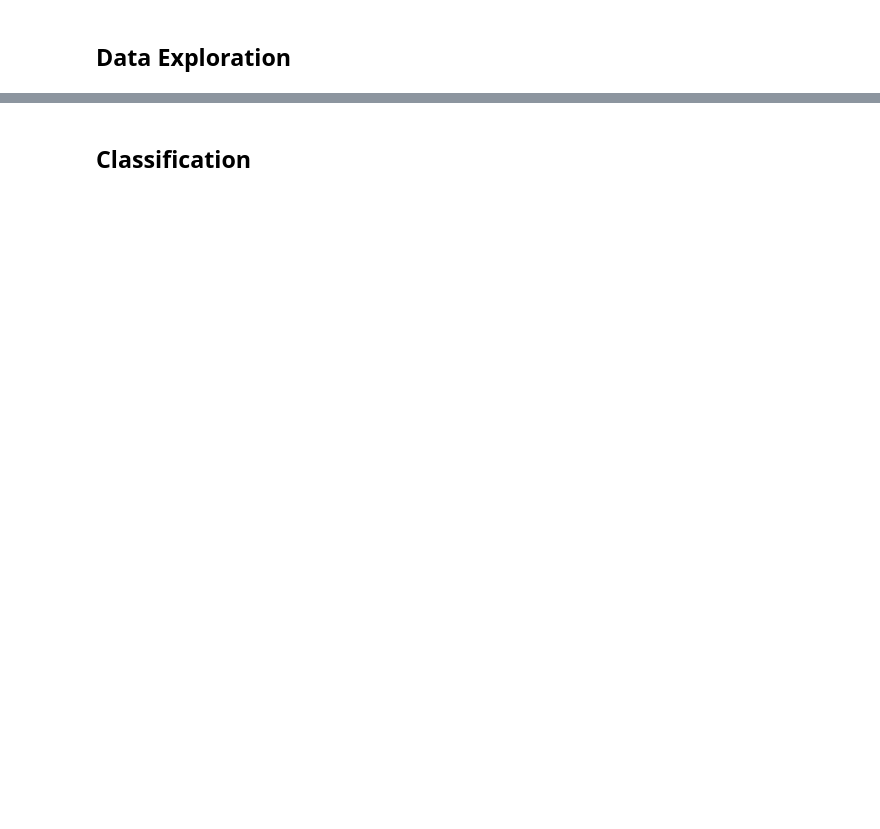
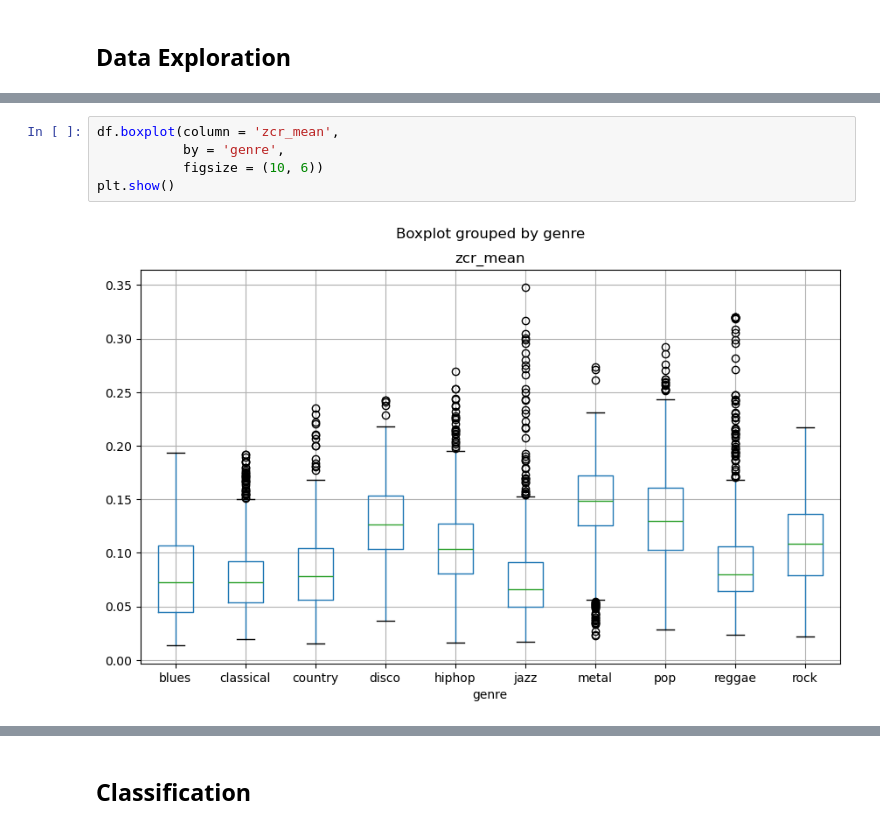
Before and after one commit to MicheleMeazzini/Songs-Genre-Classifier, a Jupyter notebook: notebooks/project.ipynb, the cells around one changed output, grey strips where cells are left out. Saved outputs shown, nothing was run; the diff lists cells and outputs as text; blank space fills up the shorter version.

```diff
--- a/notebooks/project.ipynb
+++ b/notebooks/project.ipynb
@@ -19,0 +210,7 @@ This project aims to speed up the process of classifying songs by genre using di
+# %%
+df.boxplot(column = 'zcr_mean',
+           by = 'genre',
+           figsize = (10, 6))
+plt.show()
+# %% [output]
+[figure, added]
```
Also changed, not shown: parts of 35 cells of this notebook, 3 other files.
